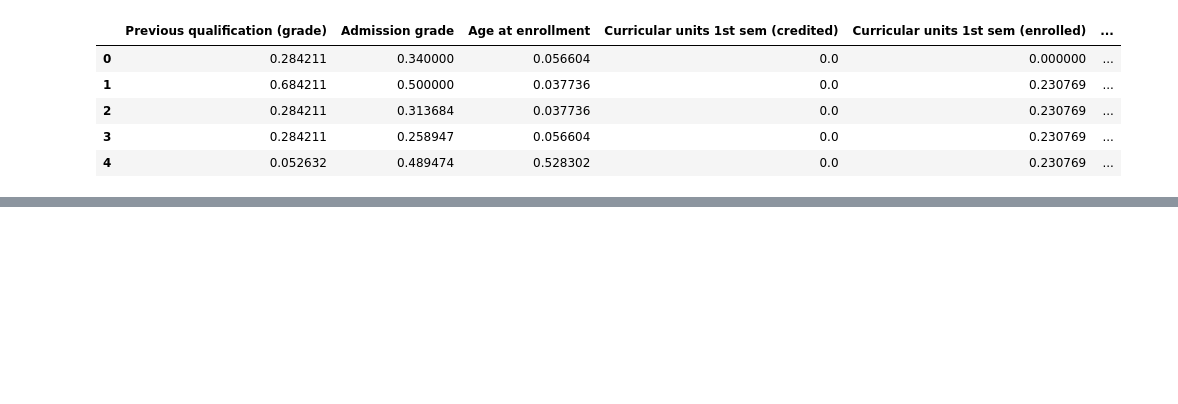
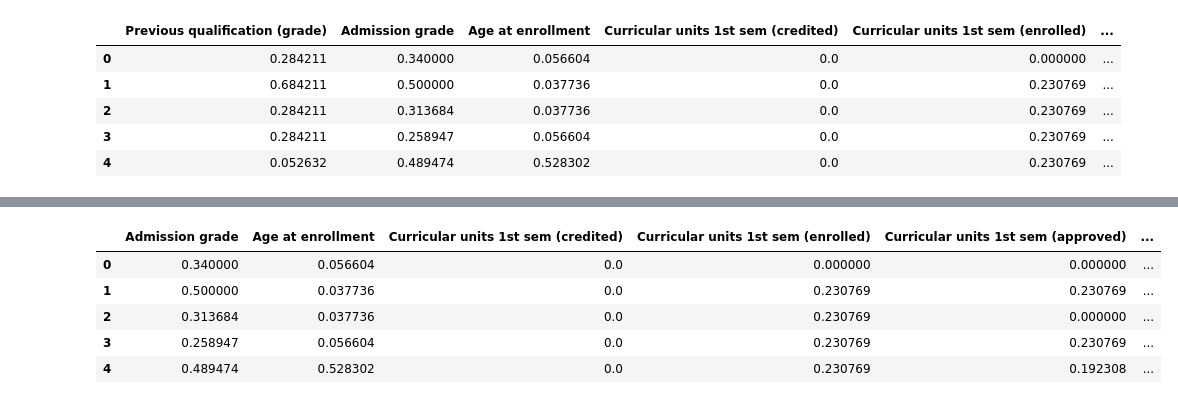
Before and after one commit to Romerico234/Student-Dropout-Predictor, a Jupyter notebook: data-preprocessing.ipynb, the cells around one changed output, grey strips where cells are left out. Drawn from its saved outputs; the diff is of its cells as text; code cells hidden in the pictures; blank space fills up the shorter version.

```diff
--- a/data-preprocessing.ipynb
+++ b/data-preprocessing.ipynb
@@ -85,14 +62,18 @@ Now, the data gets normalized,
 # %%
+# Feature Scaling
+# Resources Used:
+#   - https://stackoverflow.com/questions/26225344/why-feature-scaling-in-svm
+#   - https://scikit-learn.org/stable/modules/preprocessing.html
+
 from sklearn.preprocessing import MinMaxScaler
 
-features = filtered_dataset.columns.drop('Target')
+features = processed_dataset.columns.drop('Target')
 
-# Normalize scale of columns (so that all values are scaled between 0 and 1). Labels stay attached so that data can be split up.
-Scaler = MinMaxScaler()
-filtered_dataset[features] = Scaler.fit_transform(filtered_dataset[features])
+# Normalizes scale of features so that all data points are in range between 0 and 1
+min_max_scaler = MinMaxScaler()
+processed_dataset[features] = min_max_scaler.fit_transform(processed_dataset[features])
 
-
-filtered_dataset.head()
+processed_dataset.head()
 # %% [output]
 |  | Previous qualification (grade) | Admission grade | Age at enrollment | Curricular units 1st sem (credited) | Curricular units 1st sem (enrolled) | ... |
 | 0 | 0.284211 | 0.340000 | 0.056604 | 0.0 | 0.000000 | ... |
@@ -143,0 +175,13 @@ Validation indices: [2832 2833 2834 2835 2836 2837 2838 2839 2840 2841] ... [352
+# %%
+# Removing non-significant features
+nonsignificant_features = ['Inflation rate', 'Curricular units 1st sem (evaluations)', 'GDP', 'Previous qualification (grade)', 'Curricular units 2nd sem (without evaluations)']
+
+processed_dataset = processed_dataset.drop(columns=nonsignificant_features, errors='ignore', axis=1)
+processed_dataset.head()
+# %% [output]
+|  | Admission grade | Age at enrollment | Curricular units 1st sem (credited) | Curricular units 1st sem (enrolled) | Curricular units 1st sem (approved) | ... |
+| 0 | 0.340000 | 0.056604 | 0.0 | 0.000000 | 0.000000 | ... |
+| 1 | 0.500000 | 0.037736 | 0.0 | 0.230769 | 0.230769 | ... |
+| 2 | 0.313684 | 0.037736 | 0.0 | 0.230769 | 0.000000 | ... |
+| 3 | 0.258947 | 0.056604 | 0.0 | 0.230769 | 0.230769 | ... |
+| 4 | 0.489474 | 0.528302 | 0.0 | 0.230769 | 0.192308 | ... |
```
Also changed, not shown: parts of 18 cells of this notebook.
